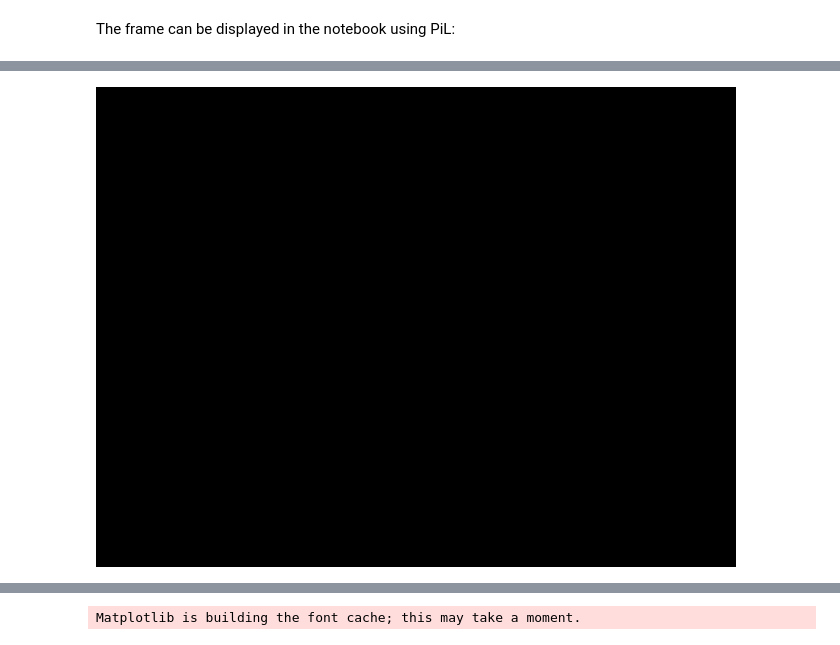
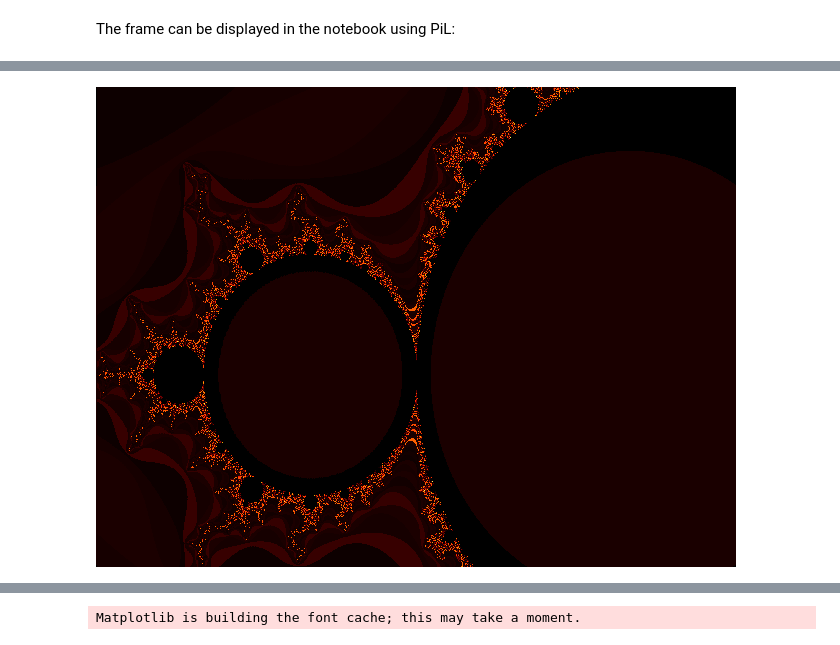
Before and after one commit to clydepp/hw-hustlers-mandelbrot, a Jupyter notebook: hardware-image-generation.ipynb, the cells around one changed output, grey strips where cells are left out. Cells and saved outputs as stored; diff of their text form; code cells hidden in the pictures.

```diff
--- a/hardware-image-generation.ipynb
+++ b/hardware-image-generation.ipynb
@@ -10,7 +10,7 @@ Copy both files to the user home directory on the Pynq operating system. Then lo
 from pynq import Overlay
 from pynq.lib.video import *
 
-overlay = Overlay("/home/xilinx/32_bit_zoom_2.bit")
+overlay = Overlay("/home/xilinx/multi_engine_5_3.bit")
 
 #pixgen.register_map.gp0 = 0x1234
 #print(pixgen.register_map.gp0)
@@ -60,8 +455,10 @@ image
 # %%
 import PIL.Image
+
 frame = imgen_vdma.readframe()
 image = PIL.Image.fromarray(frame)
 #print(frame)
+image = pil_to_fire(image)
 image
 # %% [output]
-[figure, old version]
+[figure, new version]
```
Also changed, not shown: parts of 13 cells of this notebook, 3 other files.
